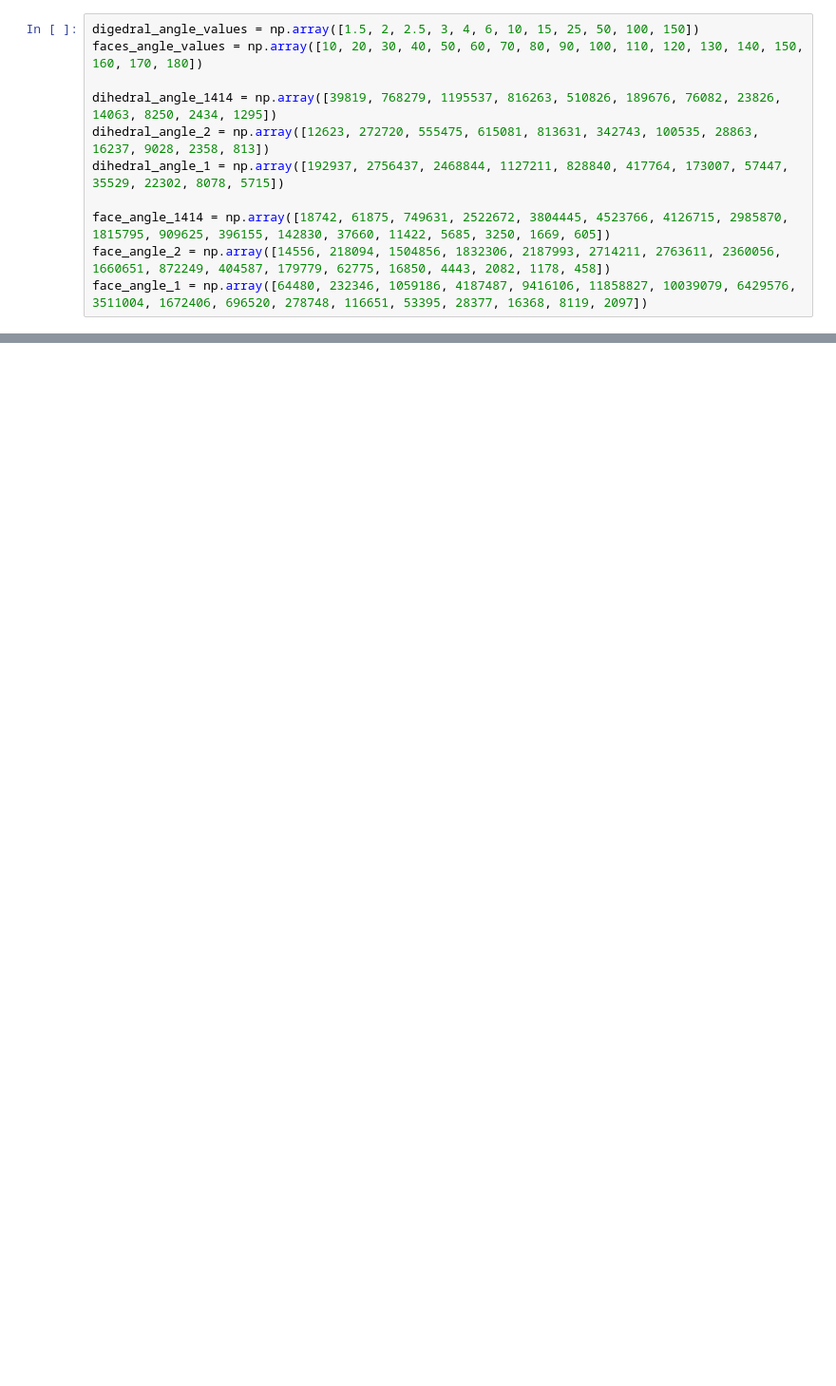
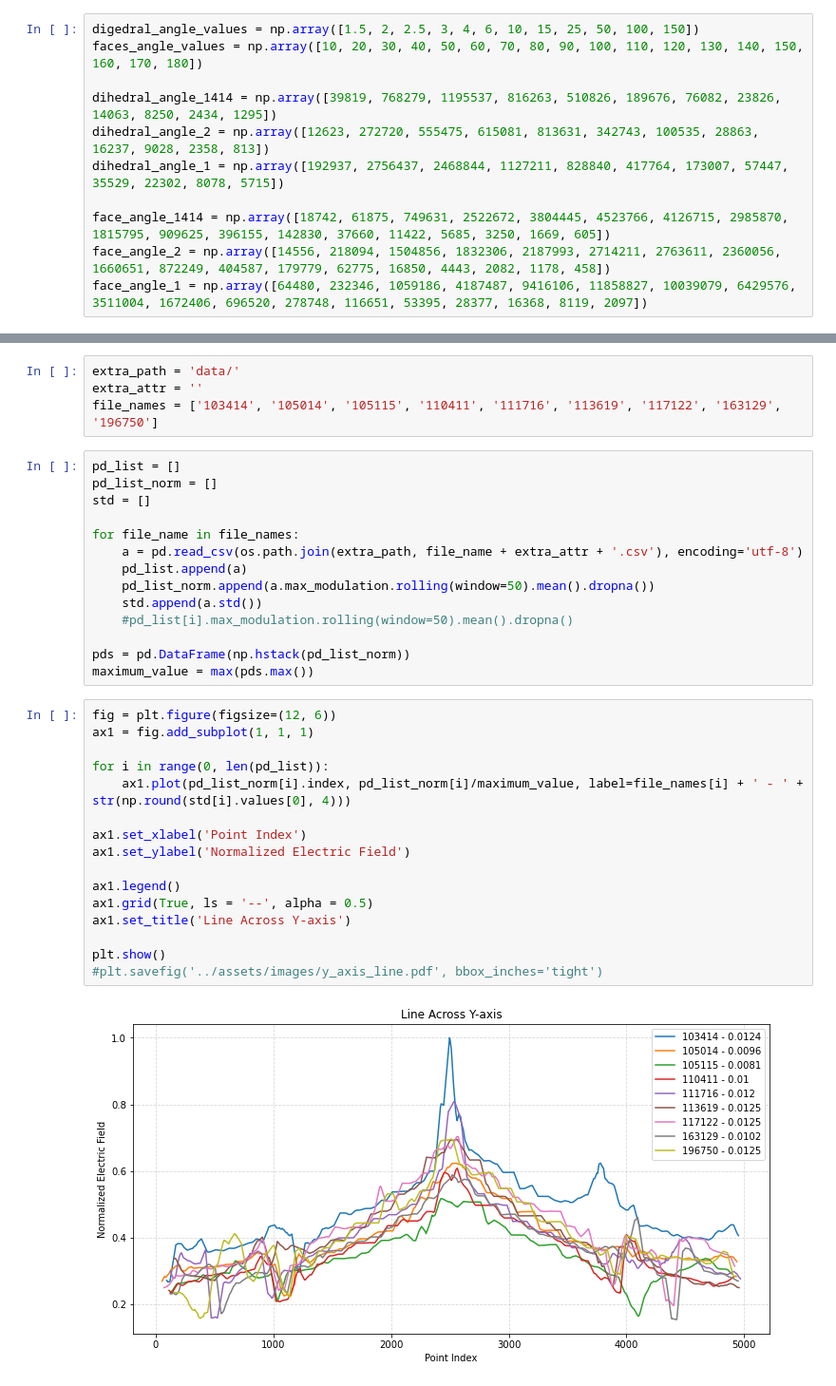
Before and after one commit to dimst23/BSc-Thesis, a Jupyter notebook: Supporting Scripts/figure_generation.ipynb, the cells around one changed output, grey strips where cells are left out. Shown at 95% size. Cells and saved outputs as stored; diff of their text form; blank space fills up the shorter version.

Commit message:
Added statistics figures for plot over line areas on brain
* Relates to #14

```diff
--- a/Supporting Scripts/figure_generation.ipynb
+++ b/Supporting Scripts/figure_generation.ipynb
@@ -134,0 +155,36 @@ plt.savefig('../assets/images/mesh_quality_graphs.pdf', bbox_inches='tight')
+# %%
+extra_path = 'data/'
+extra_attr = ''
+file_names = ['103414', '105014', '105115', '110411', '111716', '113619', '117122', '163129', '196750']
+# %%
+pd_list = []
+pd_list_norm = []
+std = []
+
+for file_name in file_names:
+    a = pd.read_csv(os.path.join(extra_path, file_name + extra_attr + '.csv'), encoding='utf-8')
+    pd_list.append(a)
+    pd_list_norm.append(a.max_modulation.rolling(window=50).mean().dropna())
+    std.append(a.std())
+    #pd_list[i].max_modulation.rolling(window=50).mean().dropna()
+
+pds = pd.DataFrame(np.hstack(pd_list_norm))
+maximum_value = max(pds.max())
+# %%
+fig = plt.figure(figsize=(12, 6))
+ax1 = fig.add_subplot(1, 1, 1)
+
+for i in range(0, len(pd_list)):
+    ax1.plot(pd_list_norm[i].index, pd_list_norm[i]/maximum_value, label=file_names[i] + ' - ' + str(np.round(std[i].values[0], 4)))
+
+ax1.set_xlabel('Point Index')
+ax1.set_ylabel('Normalized Electric Field')
+
+ax1.legend()
+ax1.grid(True, ls = '--', alpha = 0.5)
+ax1.set_title('Line Across Y-axis')
+
+plt.show()
+#plt.savefig('../assets/images/y_axis_line.pdf', bbox_inches='tight')
+# %% [output]
+[figure, added]
```
Also changed, not shown: parts of 9 cells of this notebook, 22 other files.
